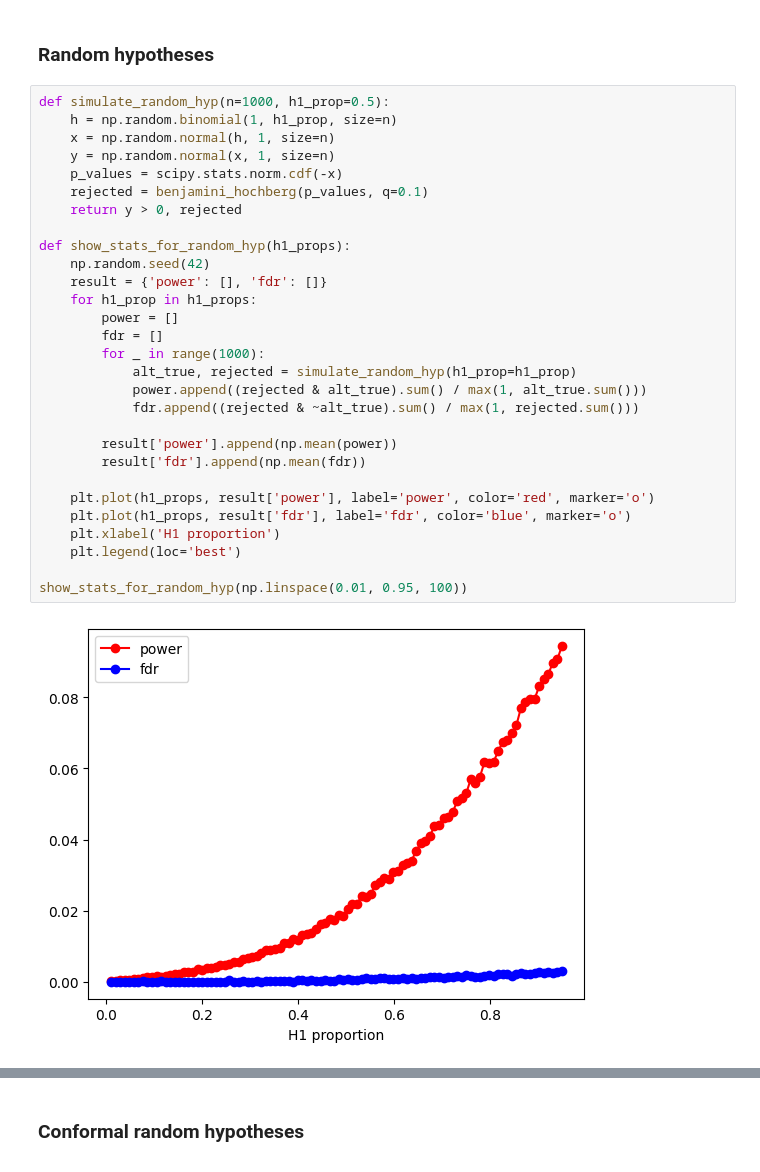
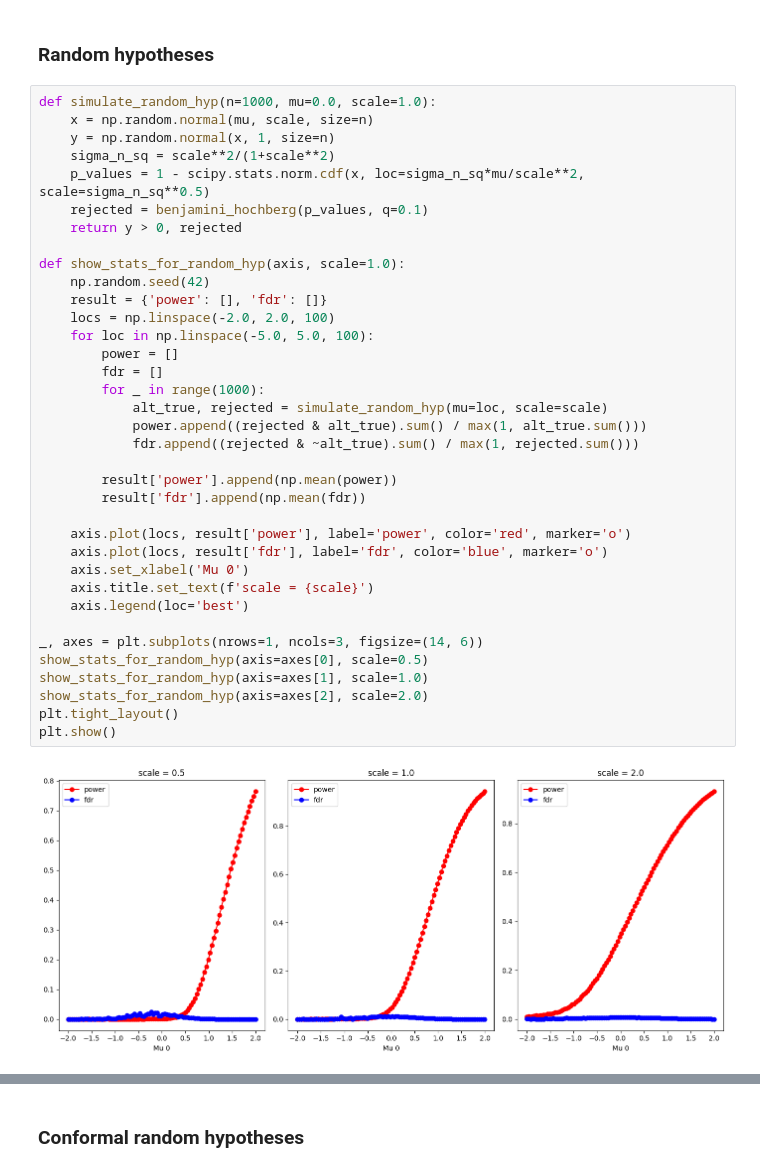
Before and after one commit to asfuna/conformal-bh-py, a Jupyter notebook: simulation/example.ipynb, the cells around one changed output, grey strips where cells are left out. Drawn from its saved outputs; the diff is of its cells as text.

```diff
--- a/simulation/example.ipynb
+++ b/simulation/example.ipynb
@@ -74,33 +46,40 @@ show_stats_for_conformal(np.linspace(0.01, 0.95, 100))
 # %% [markdown]
 ### Random hypotheses
 # %%
-def simulate_random_hyp(n=1000, h1_prop=0.5):
-    h = np.random.binomial(1, h1_prop, size=n)
-    x = np.random.normal(h, 1, size=n)
+def simulate_random_hyp(n=1000, mu=0.0, scale=1.0):
+    x = np.random.normal(mu, scale, size=n)
     y = np.random.normal(x, 1, size=n)
-    p_values = scipy.stats.norm.cdf(-x)
+    sigma_n_sq = scale**2/(1+scale**2)
+    p_values = 1 - scipy.stats.norm.cdf(x, loc=sigma_n_sq*mu/scale**2, scale=sigma_n_sq**0.5)
     rejected = benjamini_hochberg(p_values, q=0.1)
     return y > 0, rejected
 
-def show_stats_for_random_hyp(h1_props):
+def show_stats_for_random_hyp(axis, scale=1.0):
     np.random.seed(42)
     result = {'power': [], 'fdr': []}
-    for h1_prop in h1_props:
+    locs = np.linspace(-2.0, 2.0, 100)
+    for loc in np.linspace(-5.0, 5.0, 100):
         power = []
         fdr = []
         for _ in range(1000):
-            alt_true, rejected = simulate_random_hyp(h1_prop=h1_prop)
+            alt_true, rejected = simulate_random_hyp(mu=loc, scale=scale)
             power.append((rejected & alt_true).sum() / max(1, alt_true.sum()))
             fdr.append((rejected & ~alt_true).sum() / max(1, rejected.sum()))
 
         result['power'].append(np.mean(power))
         result['fdr'].append(np.mean(fdr))
 
-    plt.plot(h1_props, result['power'], label='power', color='red', marker='o')
-    plt.plot(h1_props, result['fdr'], label='fdr', color='blue', marker='o')
-    plt.xlabel('H1 proportion')
-    plt.legend(loc='best')
+    axis.plot(locs, result['power'], label='power', color='red', marker='o')
+    axis.plot(locs, result['fdr'], label='fdr', color='blue', marker='o')
+    axis.set_xlabel('Mu 0')
+    axis.title.set_text(f'scale = {scale}')
+    axis.legend(loc='best')
 
-show_stats_for_random_hyp(np.linspace(0.01, 0.95, 100))
+_, axes = plt.subplots(nrows=1, ncols=3, figsize=(14, 6))
+show_stats_for_random_hyp(axis=axes[0], scale=0.5)
+show_stats_for_random_hyp(axis=axes[1], scale=1.0)
+show_stats_for_random_hyp(axis=axes[2], scale=2.0)
+plt.tight_layout()
+plt.show()
 # %% [output]
-[figure, old version]
+[figure, new version]
```
Also changed, not shown: parts of 7 cells of this notebook.
